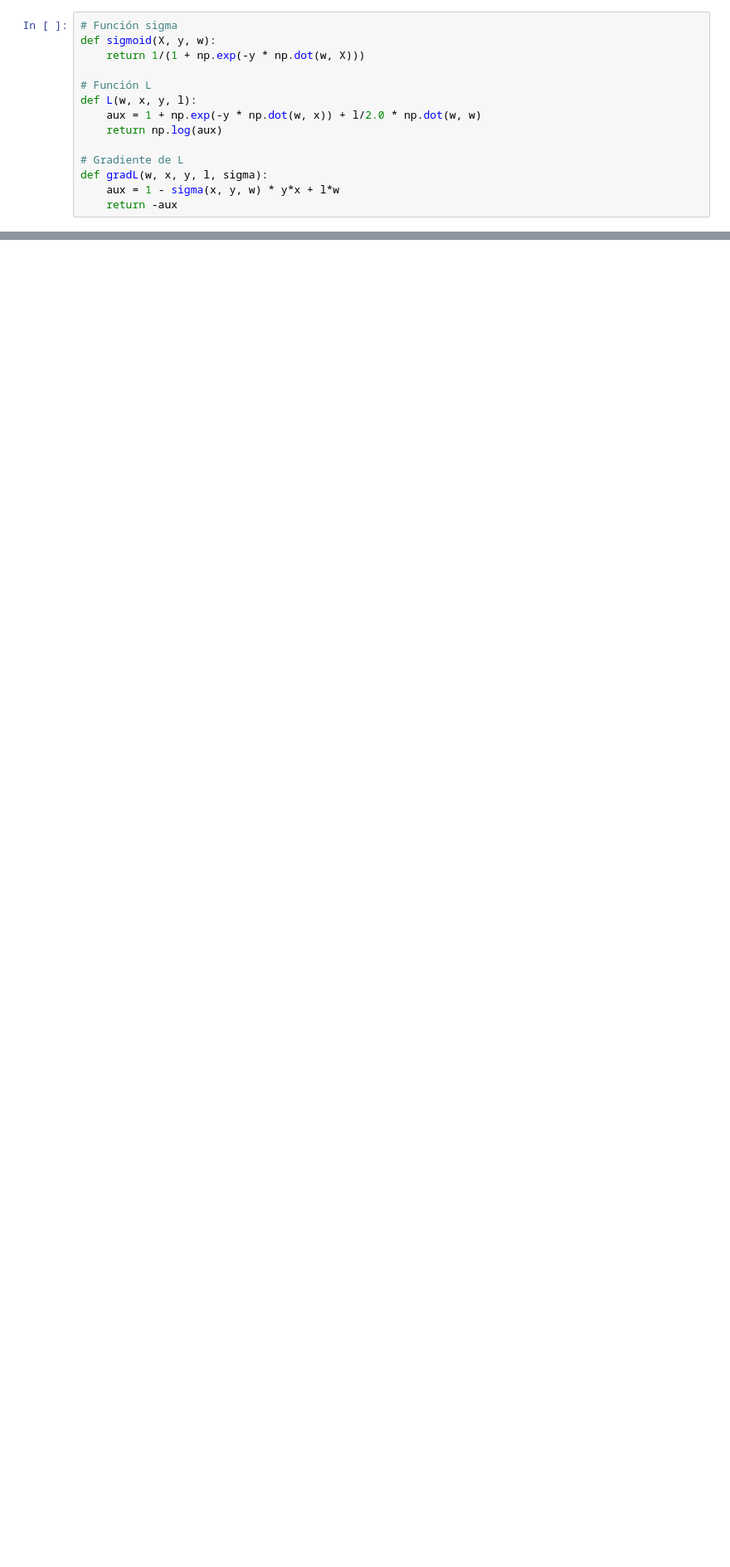
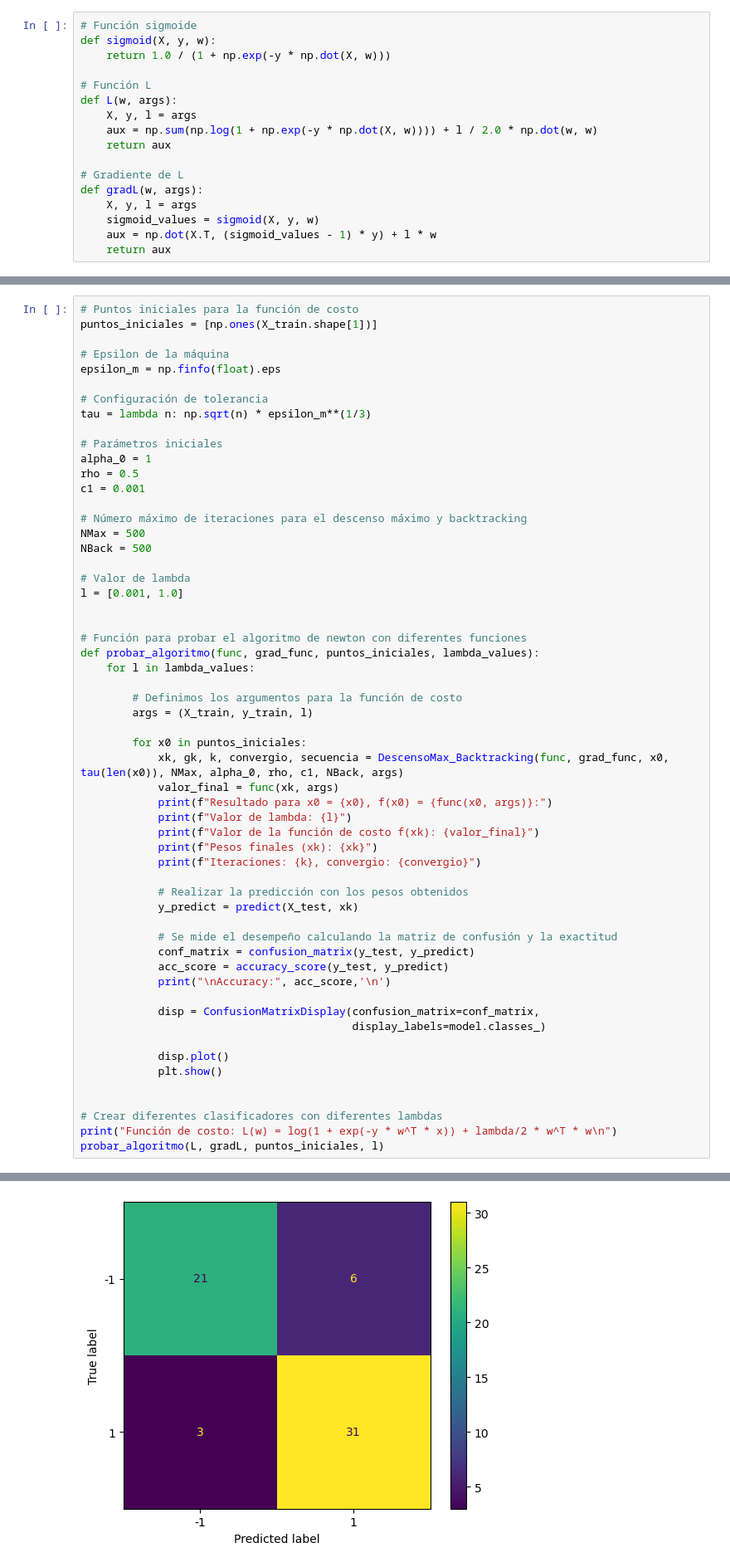
Before and after one commit to GuillermoSego/Optimization, a Jupyter notebook: Tarea 9/Segura_Guillermo_Tarea9.ipynb, the cells around one changed output, grey strips where cells are left out. Shown: that part at 83% size. Saved outputs shown, nothing was run; the diff lists cells and outputs as text; blank space fills up the shorter version.

```diff
--- a/Tarea 9/Segura_Guillermo_Tarea9.ipynb
+++ b/Tarea 9/Segura_Guillermo_Tarea9.ipynb
@@ -114,16 +114,19 @@ from sklearn.model_selection import train_test_split
 from sklearn.metrics import confusion_matrix, ConfusionMatrixDisplay, accuracy_score
 from sklearn.linear_model import LogisticRegression
 # %%
-# Función sigma
+# Función sigmoide
 def sigmoid(X, y, w):
-    return 1/(1 + np.exp(-y * np.dot(w, X)))
+    return 1.0 / (1 + np.exp(-y * np.dot(X, w)))
 
 # Función L
-def L(w, x, y, l):
-    aux = 1 + np.exp(-y * np.dot(w, x)) + l/2.0 * np.dot(w, w)
-    return np.log(aux)
+def L(w, args):
+    X, y, l = args
+    aux = np.sum(np.log(1 + np.exp(-y * np.dot(X, w)))) + l / 2.0 * np.dot(w, w)
+    return aux
 
 # Gradiente de L
-def gradL(w, x, y, l, sigma):
-    aux = 1 - sigma(x, y, w) * y*x + l*w
-    return -aux
+def gradL(w, args):
+    X, y, l = args
+    sigmoid_values = sigmoid(X, y, w)
+    aux = np.dot(X.T, (sigmoid_values - 1) * y) + l * w
+    return aux
@@ -299,0 +346,58 @@ Accuracy: 0.8360655737704918
+# %%
+# Puntos iniciales para la función de costo
+puntos_iniciales = [np.ones(X_train.shape[1])]
+
+# Epsilon de la máquina
+epsilon_m = np.finfo(float).eps
+
+# Configuración de tolerancia
+tau = lambda n: np.sqrt(n) * epsilon_m**(1/3)
+
+# Parámetros iniciales
+alpha_0 = 1
+rho = 0.5
+c1 = 0.001
+
+# Número máximo de iteraciones para el descenso máximo y backtracking
+NMax = 500
+NBack = 500
+
+# Valor de lambda
+l = [0.001, 1.0]
+
+
+# Función para probar el algoritmo de newton con diferentes funciones
+def probar_algoritmo(func, grad_func, puntos_iniciales, lambda_values):
+    for l in lambda_values:
+
+        # Definimos los argumentos para la función de costo
+        args = (X_train, y_train, l)
+
+        for x0 in puntos_iniciales:
+            xk, gk, k, convergio, secuencia = DescensoMax_Backtracking(func, grad_func, x0, tau(len(x0)), NMax, alpha_0, rho, c1, NBack, args)
+            valor_final = func(xk, args)
+            print(f"Resultado para x0 = {x0}, f(x0) = {func(x0, args)}:")
+            print(f"Valor de lambda: {l}")
+            print(f"Valor de la función de costo f(xk): {valor_final}")
+            print(f"Pesos finales (xk): {xk}")
+            print(f"Iteraciones: {k}, convergio: {convergio}")
+
+            # Realizar la predicción con los pesos obtenidos
+            y_predict = predict(X_test, xk)
+
+            # Se mide el desempeño calculando la matriz de confusión y la exactitud
+            conf_matrix = confusion_matrix(y_test, y_predict)
+            acc_score = accuracy_score(y_test, y_predict)
+            print("\nAccuracy:", acc_score,'\n')
+
+            disp = ConfusionMatrixDisplay(confusion_matrix=conf_matrix,
+                                          display_labels=model.classes_)
+
+            disp.plot()
+            plt.show()
+
+
+# Crear diferentes clasificadores con diferentes lambdas
+print("Función de costo: L(w) = log(1 + exp(-y * w^T * x)) + lambda/2 * w^T * w\n")
+probar_algoritmo(L, gradL, puntos_iniciales, l)
+# %% [output]
@@ -299,0 +415 @@ Accuracy: 0.8360655737704918
+[figure, added]
```
Also changed, not shown: parts of 13 cells of this notebook.
